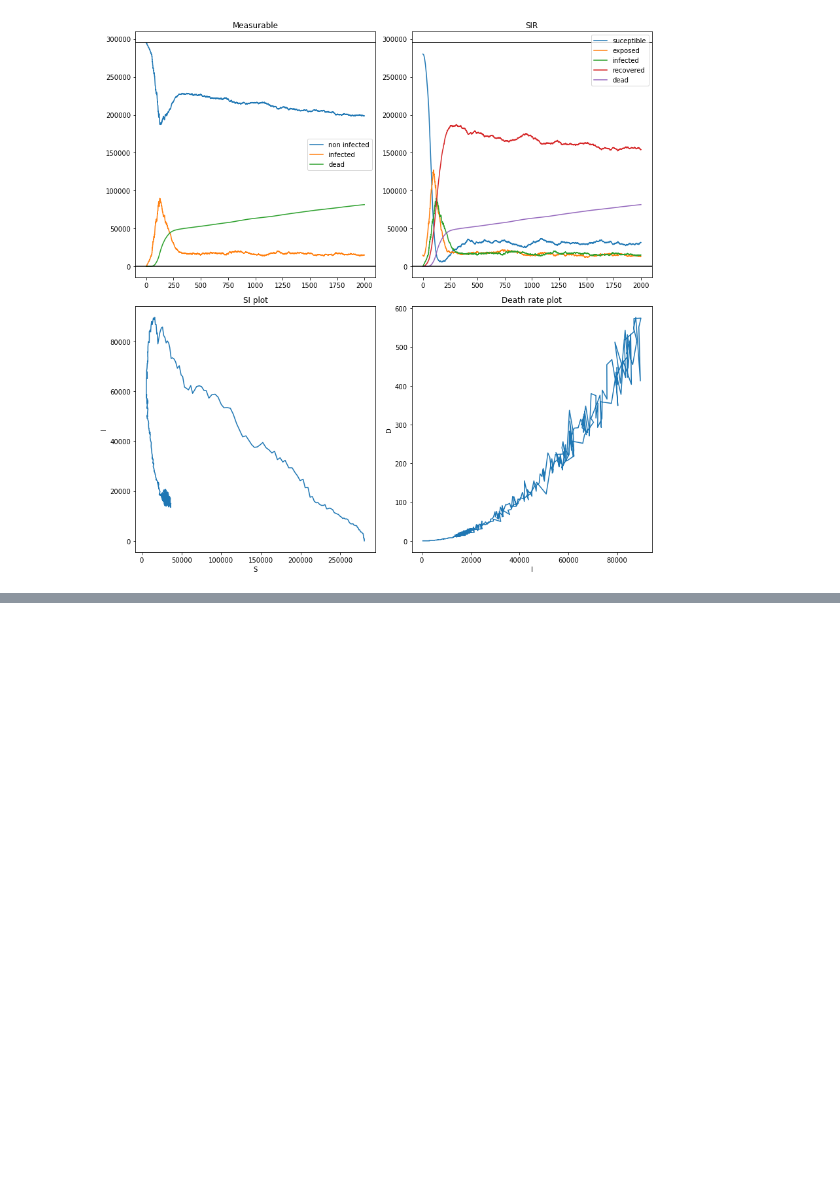
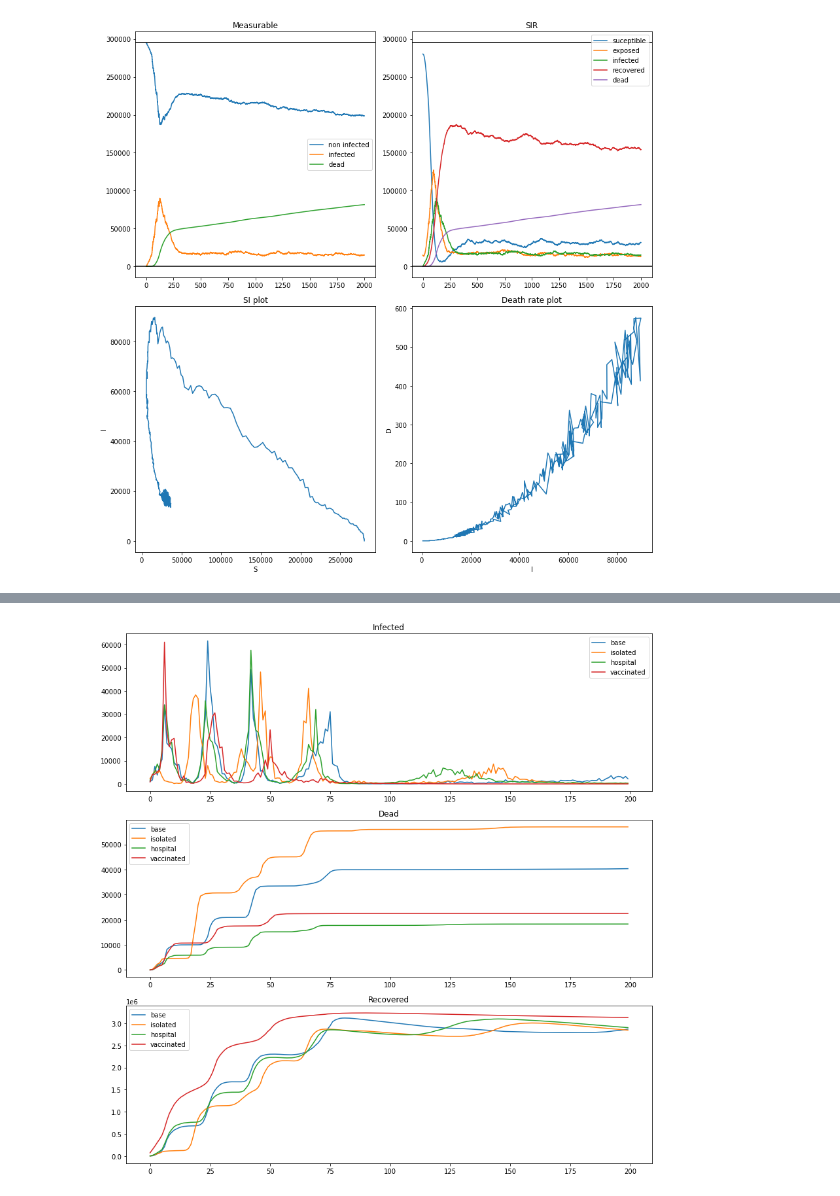
Before and after one commit to RenardDesNeiges/EpidemicsSimulator, a Jupyter notebook: model_experiments.ipynb, the cells around one changed output, grey strips where cells are left out. Saved outputs shown, nothing was run; the diff lists cells and outputs as text; code cells hidden in the pictures; blank space fills up the shorter version.

```diff
--- a/model_experiments.ipynb
+++ b/model_experiments.ipynb
@@ -182,0 +189,49 @@ plot_per_city()
+# %%
+base, base_confinement = naive_run(isolate=False,hospital=False, vaccinate=False, auto_plot=False,time=200)
+isolate, isolate_confinement = naive_run(isolate=True,hospital=False, vaccinate=False, auto_plot=False,time=200)
+hospital, hospital_confinement = naive_run(isolate=False,hospital=True, vaccinate=False, auto_plot=False,time=200)
+vaccinate, vaccinate_confinement = naive_run(isolate=False,hospital=False, vaccinate=True, auto_plot=False,time=200)
+# %%
+
+plt.rcParams['figure.figsize'] = [12, 12]
+
+fig, ax = plt.subplots(3,1)
+infected_base       = np.array([t['infected'] for t in base])
+infected_isolate    = np.array([t['infected'] for t in isolate])
+infected_hospital   = np.array([t['infected'] for t in hospital])
+infected_vaccinate  = np.array([t['infected'] for t in vaccinate])
+dead_base           = np.array([t['dead'] for t in base])
+dead_isolate        = np.array([t['dead'] for t in isolate])
+dead_hospital       = np.array([t['dead'] for t in hospital])
+dead_vaccinate      = np.array([t['dead'] for t in vaccinate])
+infected_vaccinate  = np.array([t['infected'] for t in vaccinate])
+rec_base            = np.array([t['recovered'] for t in base])
+rec_isolate         = np.array([t['recovered'] for t in isolate])
+rec_hospital        = np.array([t['recovered'] for t in hospital])
+rec_vaccinate       = np.array([t['recovered'] for t in vaccinate])
+
+# plot 1 "fake SI"
+ax[0].plot(infected_base)
+ax[0].plot(infected_isolate)
+ax[0].plot(infected_hospital)
+ax[0].plot(infected_vaccinate)
+ax[0].set_title('Infected')
+ax[0].legend(['base', 'isolated', 'hospital','vaccinated'])
+
+ax[1].plot(dead_base)
+ax[1].plot(dead_isolate)
+ax[1].plot(dead_hospital)
+ax[1].plot(dead_vaccinate)
+ax[1].set_title('Dead')
+ax[1].legend(['base', 'isolated', 'hospital','vaccinated'])
+
+ax[2].plot(rec_base)
+ax[2].plot(rec_isolate)
+ax[2].plot(rec_hospital)
+ax[2].plot(rec_vaccinate)
+ax[2].set_title('Recovered')
+ax[2].legend(['base', 'isolated', 'hospital','vaccinated'])
+
+fig.tight_layout()
+# %% [output]
+[figure, added]
```
Also changed, not shown: parts of 7 cells of this notebook, 2 other files.
